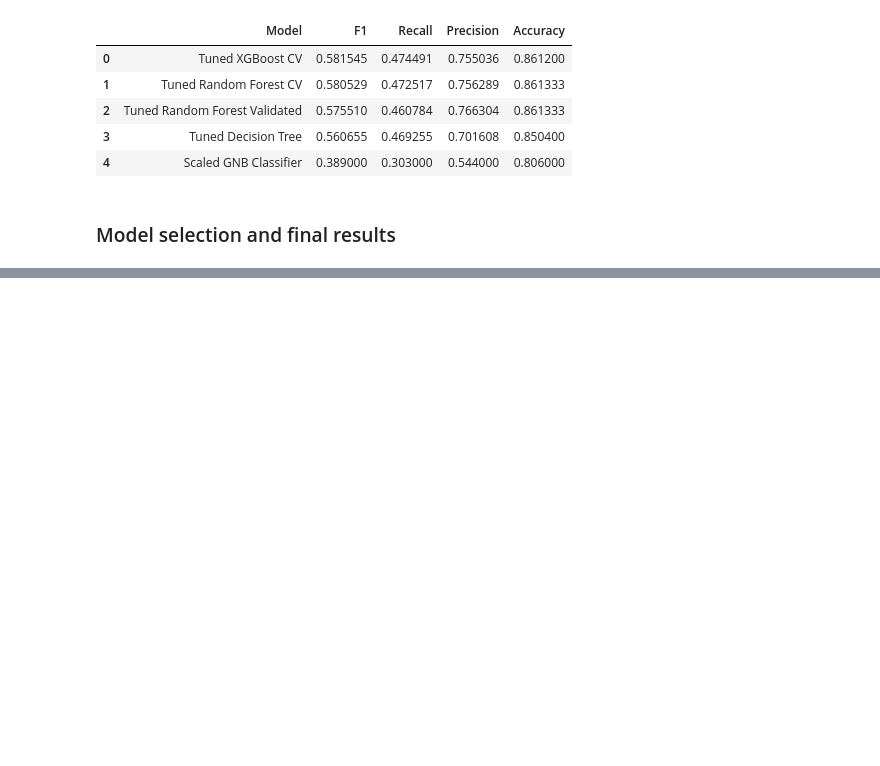
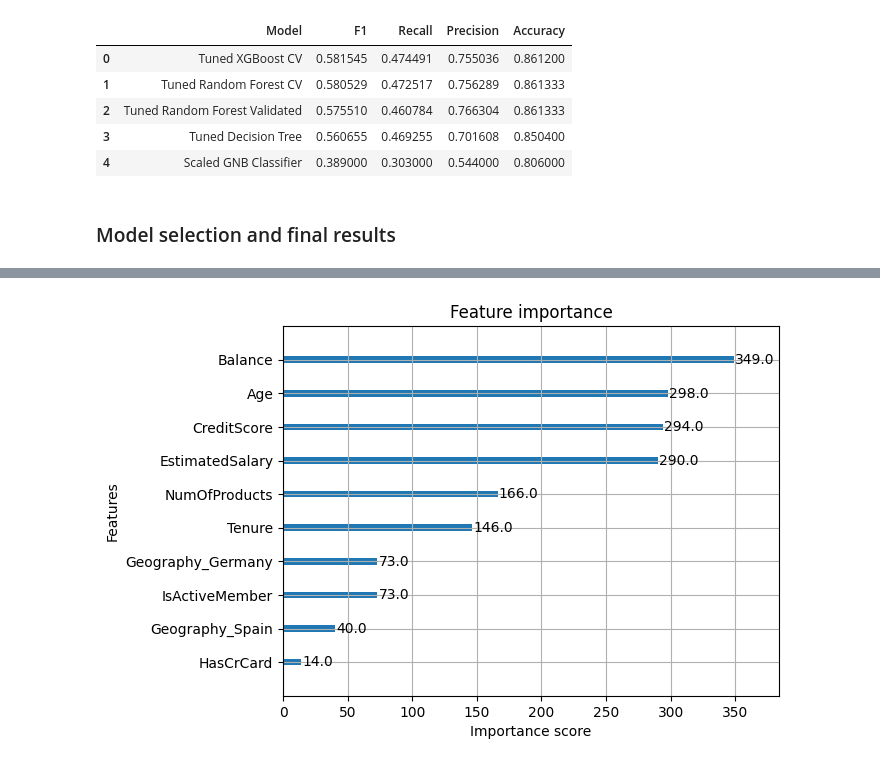
Before and after one commit to Cyberoctane29/Deutsche-Bank-Customer-Churn-Prediction-End-to-End-Analysis-and-Modeling, a Jupyter notebook: Deutsche_Bank_Customer_Churn_Prediction_End_to_End_Analysis_and_Modeling.ipynb, the cells around one changed output, grey strips where cells are left out. Drawn from its saved outputs; the diff is of its cells as text; code cells hidden in the pictures; blank space fills up the shorter version.

```diff
--- a/Deutsche_Bank_Customer_Churn_Prediction_End_to_End_Analysis_and_Modeling.ipynb
+++ b/Deutsche_Bank_Customer_Churn_Prediction_End_to_End_Analysis_and_Modeling.ipynb
@@ -1956,0 +1962,4 @@ results
+# %%
+plot_importance(tuned_xgb_cv.best_estimator_);
+# %% [output]
+[figure, added]
```
Also changed, not shown: parts of 19 cells of this notebook, 1 other file.
